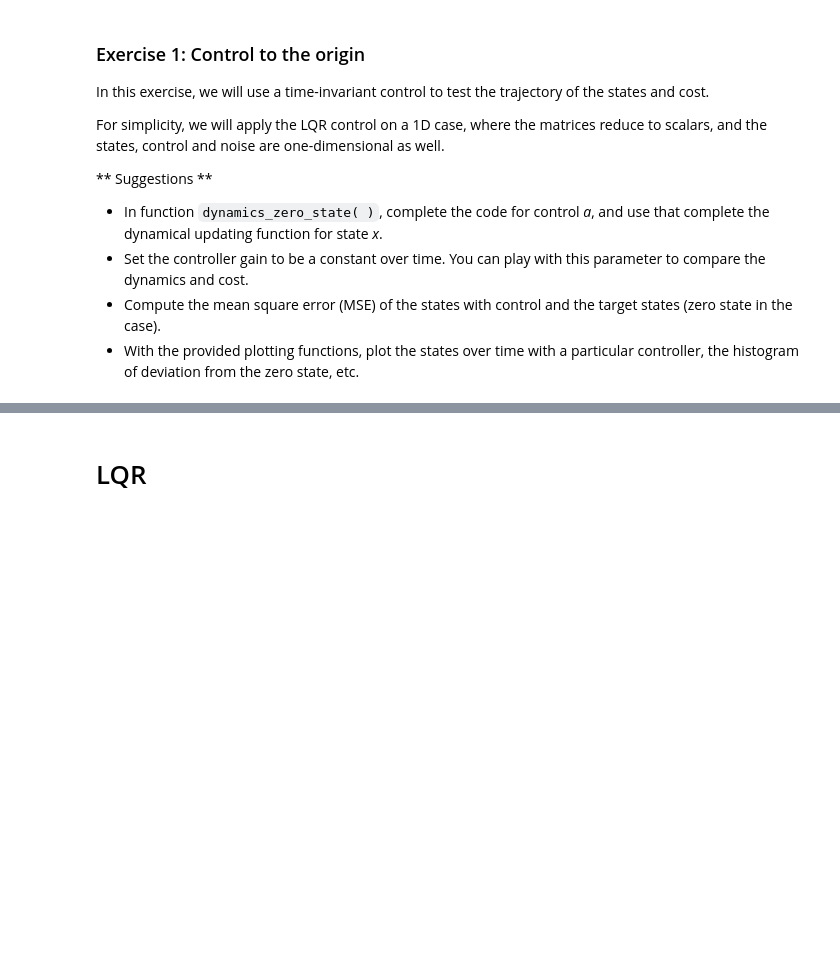
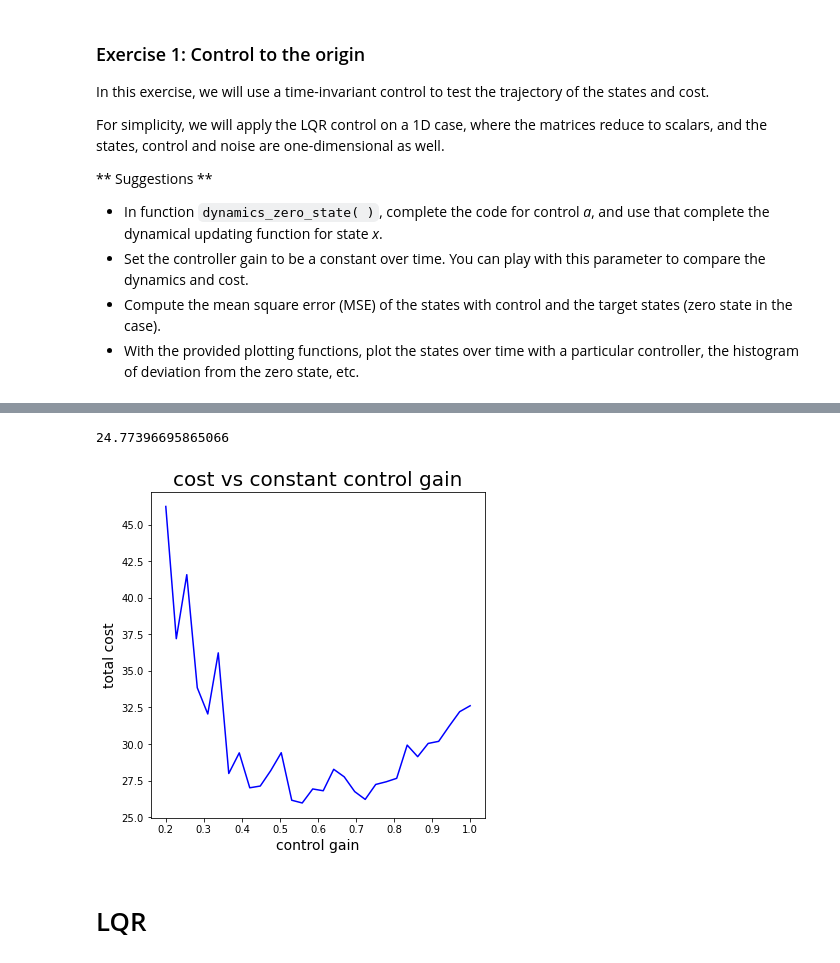
Before and after one commit to zhengww/NeuroMatchAcademy, a Jupyter notebook: Tutorial2_optimal_control_continuous.ipynb, the cells around one changed output, grey strips where cells are left out. Cells and saved outputs as stored; diff of their text form; code cells hidden in the pictures; blank space fills up the shorter version.

```diff
--- a/Tutorial2_optimal_control_continuous.ipynb
+++ b/Tutorial2_optimal_control_continuous.ipynb
@@ -182,3 +160,25 @@ lds_zero.plot_MSE(x)
+# %%
+lds_zero.cost(x, a, Q, R)
+# %% [output]
+24.77396695865066
+# %%
+control_gain_array = np.linspace(.2,1,30)
+cost_array = np.zeros(control_gain_array.shape)
+for i in range(len(control_gain_array)):
+    target = np.zeros(T)
+    lds_zero = LDS_1D(T, ini_state, noise_var, target)
+    L =  np.ones(T) * control_gain_array[i]
+    a, x = lds_zero.dynamics_zero_state(D, B, Q, R, L)
+    cost_array[i] = lds_zero.cost(x, a, Q, R)
+
+fig, ax = plt.subplots(1, figsize = (6, 6))
+ax.plot(control_gain_array, cost_array, 'b')
+ax.set_xlabel("control gain", fontsize =14)
+ax.set_ylabel("total cost" , fontsize =14)
+ax.set_title("cost vs constant control gain", fontsize =20)
+plt.show()
+# %% [output]
+[figure, added]
 # %% [markdown]
 # LQR
 # %% [markdown]
```
Also changed, not shown: parts of 28 cells of this notebook, 1 other file.
